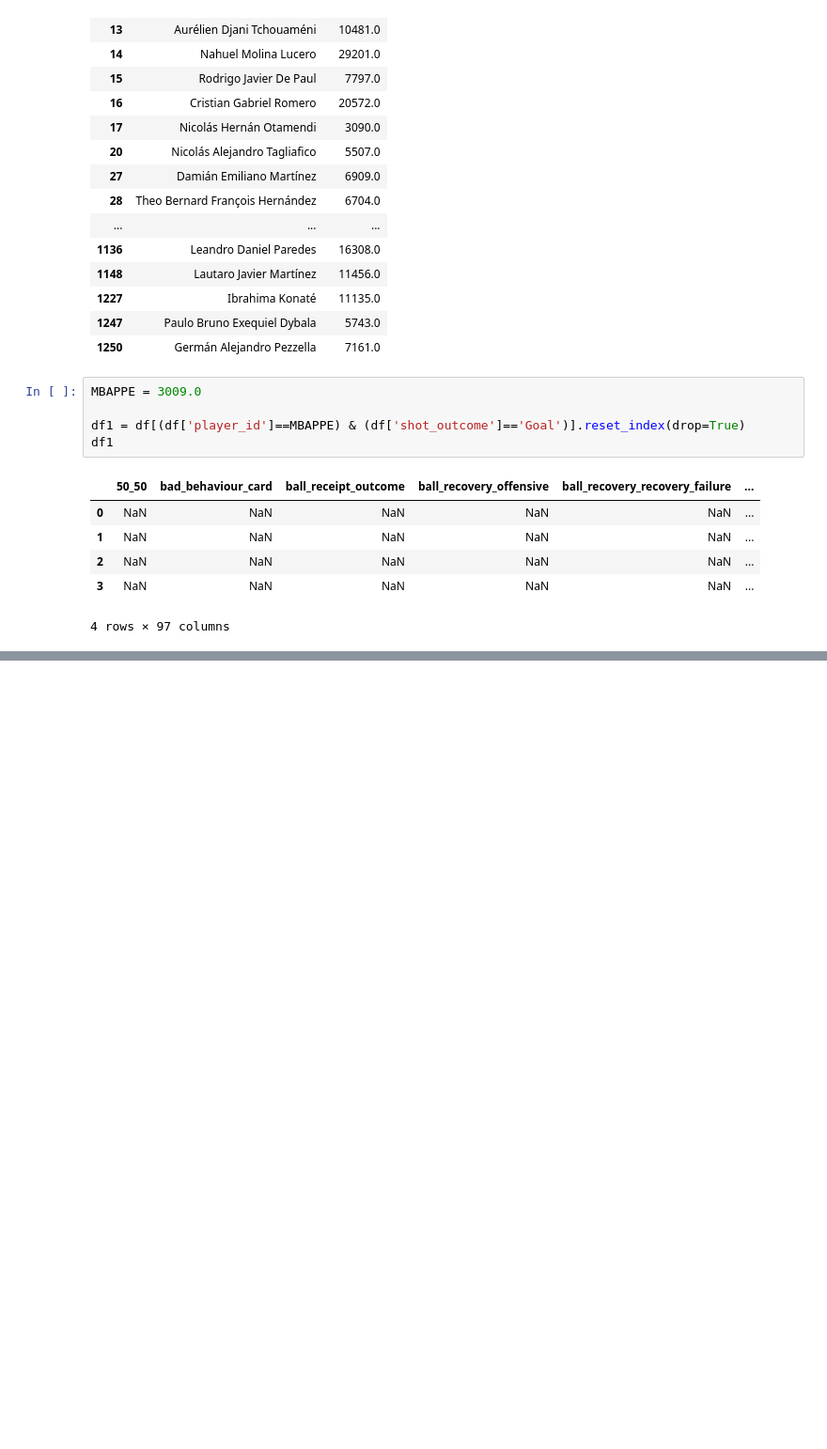
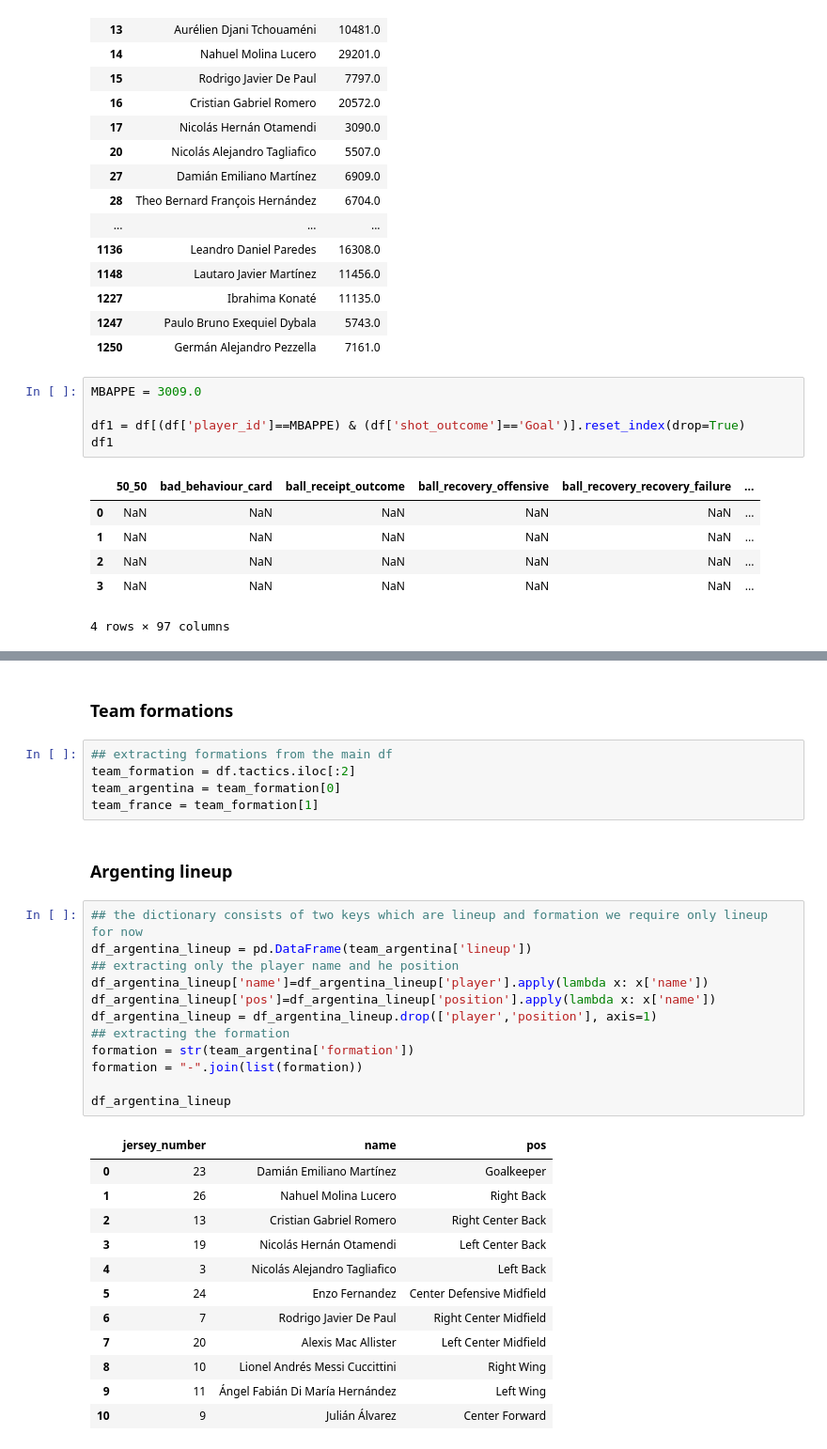
Before and after one commit to asheshh-lal/Football-analytics, a Jupyter notebook: event/Untitled.ipynb, the cells around one changed output, grey strips where cells are left out. Shown at 94% size. Cells and saved outputs as stored; diff of their text form; blank space fills up the shorter version.

```diff
--- a/event/Untitled.ipynb
+++ b/event/Untitled.ipynb
@@ -258,0 +259,34 @@ for x in df1_goal['freeze_frame']:
+# %% [markdown]
+### Team formations
+# %%
+## extracting formations from the main df
+team_formation = df.tactics.iloc[:2]
+team_argentina = team_formation[0]
+team_france = team_formation[1]
+# %% [markdown]
+### Argenting lineup
+# %%
+## the dictionary consists of two keys which are lineup and formation we require only lineup for now
+df_argentina_lineup = pd.DataFrame(team_argentina['lineup'])
+## extracting only the player name and he position
+df_argentina_lineup['name']=df_argentina_lineup['player'].apply(lambda x: x['name'])
+df_argentina_lineup['pos']=df_argentina_lineup['position'].apply(lambda x: x['name'])
+df_argentina_lineup = df_argentina_lineup.drop(['player','position'], axis=1)
+## extracting the formation
+formation = str(team_argentina['formation'])
+formation = "-".join(list(formation))
+
+df_argentina_lineup
+# %% [output]
+|  | jersey_number | name | pos |
+| 0 | 23 | Damián Emiliano Martínez | Goalkeeper |
+| 1 | 26 | Nahuel Molina Lucero | Right Back |
+| 2 | 13 | Cristian Gabriel Romero | Right Center Back |
+| 3 | 19 | Nicolás Hernán Otamendi | Left Center Back |
+| 4 | 3 | Nicolás Alejandro Tagliafico | Left Back |
+| 5 | 24 | Enzo Fernandez | Center Defensive Midfield |
+| 6 | 7 | Rodrigo Javier De Paul | Right Center Midfield |
+| 7 | 20 | Alexis Mac Allister | Left Center Midfield |
+| 8 | 10 | Lionel Andrés Messi Cuccittini | Right Wing |
+| 9 | 11 | Ángel Fabián Di María Hernández | Left Wing |
+| 10 | 9 | Julián Álvarez | Center Forward |
```
Also changed, not shown: parts of 17 cells of this notebook.
